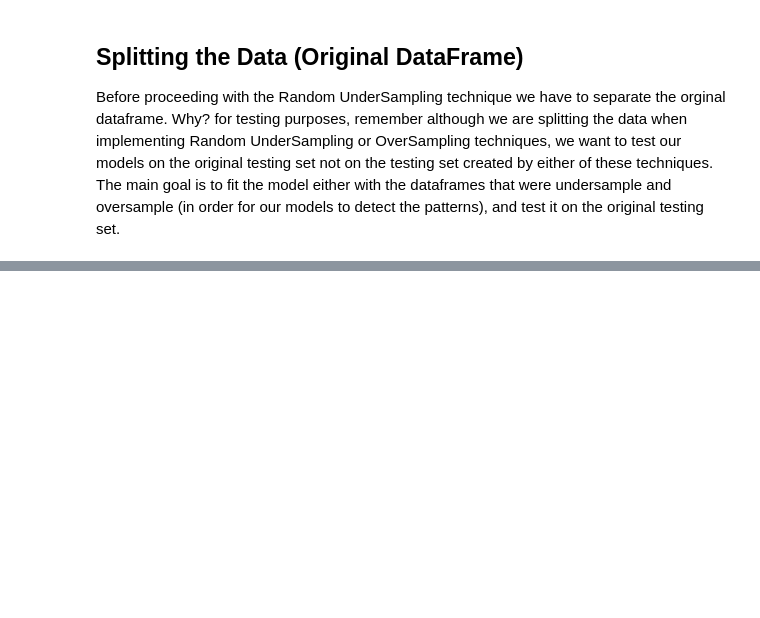
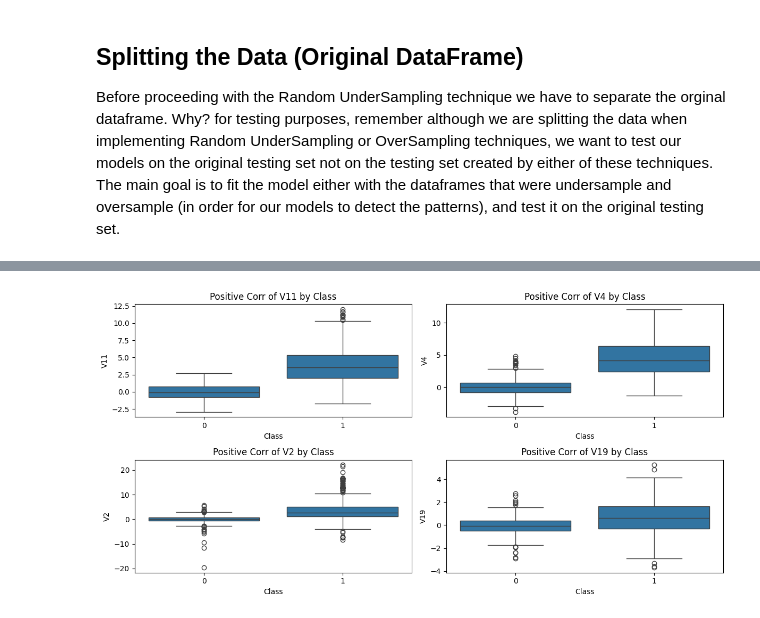
Before and after one commit to malarkeyfrancis/kaggle_ML, a Jupyter notebook: credit_card_fraud/CC_fraud.ipynb, the cells around one changed output, grey strips where cells are left out. Saved outputs shown, nothing was run; the diff lists cells and outputs as text; code cells hidden in the pictures; blank space fills up the shorter version.

```diff
--- a/credit_card_fraud/CC_fraud.ipynb
+++ b/credit_card_fraud/CC_fraud.ipynb
@@ -190,0 +319,12 @@ Before proceeding with the Random UnderSampling technique we have to separate th
+# %%
+columns_to_plot = ['V11', 'V4', 'V2', 'V19']  # Replace with your desired columns
+
+plt.figure(figsize=(12, 6))
+for i, col in enumerate(columns_to_plot):
+    plt.subplot(len(columns_to_plot) // 2 + (len(columns_to_plot) % 2 > 0), 2, i + 1)  # Dynamically create subplots
+    sns.boxplot(x='Class', y=col, data=new_df)
+    plt.title(f'Positive Corr of {col} by Class')
+plt.tight_layout()  # Adjust subplot parameters for a tight layout
+plt.show()
+# %% [output]
+[figure, added]
```
Also changed, not shown: parts of 12 cells of this notebook.
